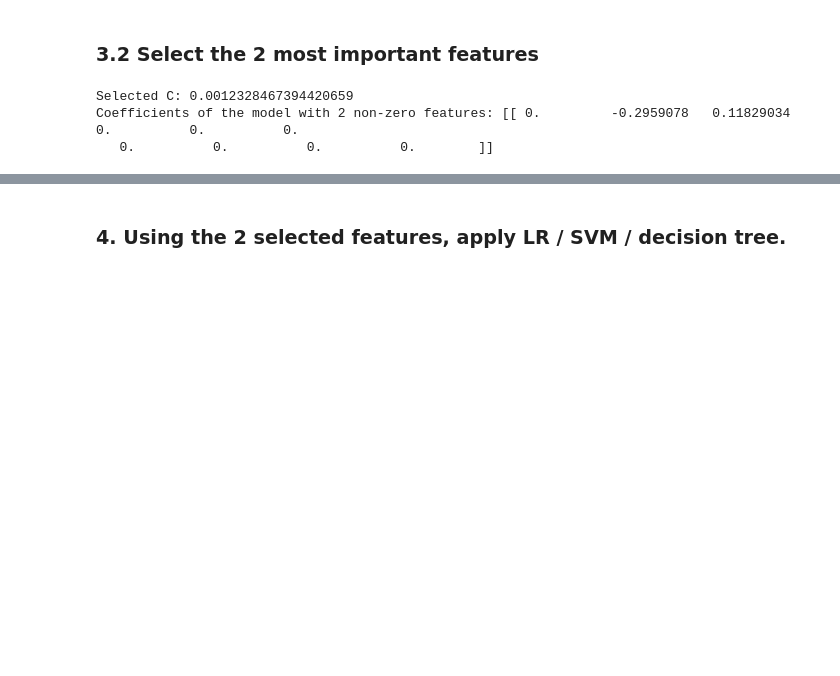
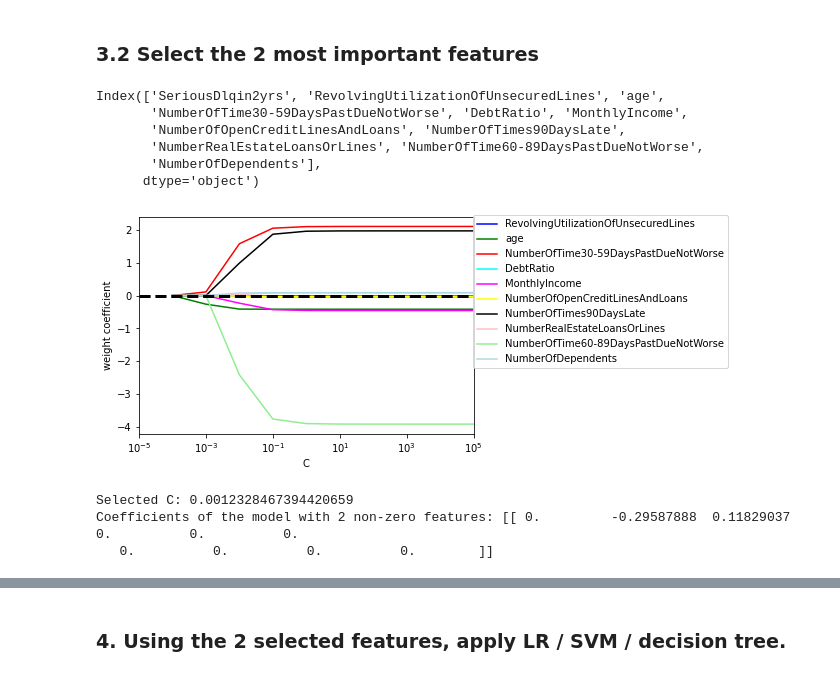
Before and after one commit to YHY-10/Give-Me-Some-Credit-code, a Jupyter notebook: Classifiers.ipynb, the cells around one changed output, grey strips where cells are left out. Cells and saved outputs as stored; diff of their text form; code cells hidden in the pictures; blank space fills up the shorter version.

```diff
--- a/Classifiers.ipynb
+++ b/Classifiers.ipynb
@@ -113,6 +113,54 @@ def select_features_with_L1(X, y):
         if non_zero_coefficients == 2:
             return model.coef_, C
     return None, None
+# %%
+df_train.columns
+# %% [output]
+Index(['SeriousDlqin2yrs', 'RevolvingUtilizationOfUnsecuredLines', 'age',
+       'NumberOfTime30-59DaysPastDueNotWorse', 'DebtRatio', 'MonthlyIncome',
+       'NumberOfOpenCreditLinesAndLoans', 'NumberOfTimes90DaysLate',
+       'NumberRealEstateLoansOrLines', 'NumberOfTime60-89DaysPastDueNotWorse',
+       'NumberOfDependents'],
+      dtype='object')
+# %%
+import matplotlib.pyplot as plt
+
+fig = plt.figure()
+ax = plt.subplot(111)
+
+colors = ['blue', 'green', 'red', 'cyan',
+          'magenta', 'yellow', 'black',
+          'pink', 'lightgreen', 'lightblue',
+          'gray', 'indigo', 'orange']
+
+weights, params = [], []
+for c in np.arange(-4., 6.):
+    lr = LogisticRegression(penalty='l1', C=10.**c, solver='liblinear',
+                            multi_class='ovr', random_state=0)
+    lr.fit(X_train_std, y_train)
+    weights.append(lr.coef_[0])
+    params.append(10**c)
+
+weights = np.array(weights)
+
+for column, color in zip(range(weights.shape[1]), colors):
+    plt.plot(params, weights[:, column],
+             label=df_train.columns[column + 1],
+             color=color)
+plt.axhline(0, color='black', linestyle='--', linewidth=3)
+plt.xlim([10**(-5), 10**5])
+plt.ylabel('weight coefficient')
+plt.xlabel('C')
+plt.xscale('log')
+plt.legend(loc='upper left')
+ax.legend(loc='upper center',
+          bbox_to_anchor=(1.38, 1.03),
+          ncol=1, fancybox=True)
+#plt.savefig('images/04_07.png', dpi=300,
+#            bbox_inches='tight', pad_inches=0.2)
+plt.show()
+# %% [output]
+[figure, added]
 # %%
 # Run the feature selection
 coefficients, C_value = select_features_with_L1(X_train_std, y_train)
@@ -124,5 +172,5 @@ else:
     print("Could not find a value for C that results in exactly 2 non-zero coefficients.")
 # %% [output]
 Selected C: 0.0012328467394420659
-Coefficients of the model with 2 non-zero features: [[ 0.         -0.2959078   0.11829034  0.          0.          0.
+Coefficients of the model with 2 non-zero features: [[ 0.         -0.29587888  0.11829037  0.          0.          0.
    0.          0.          0.          0.        ]]
```
Also changed, not shown: parts of 1 cell of this notebook.
